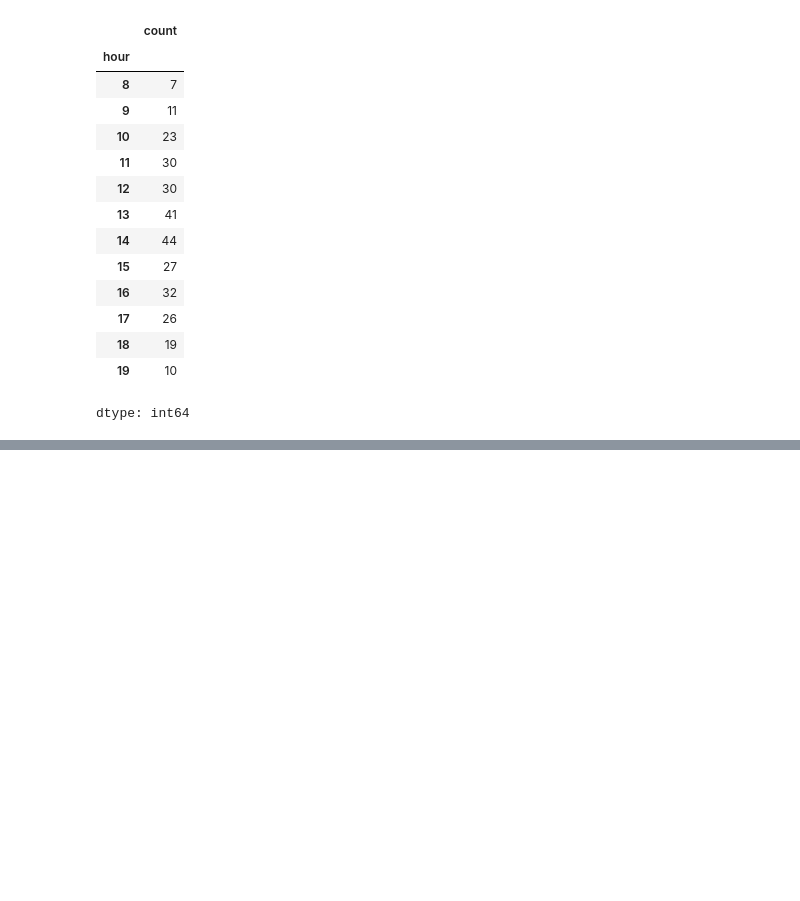
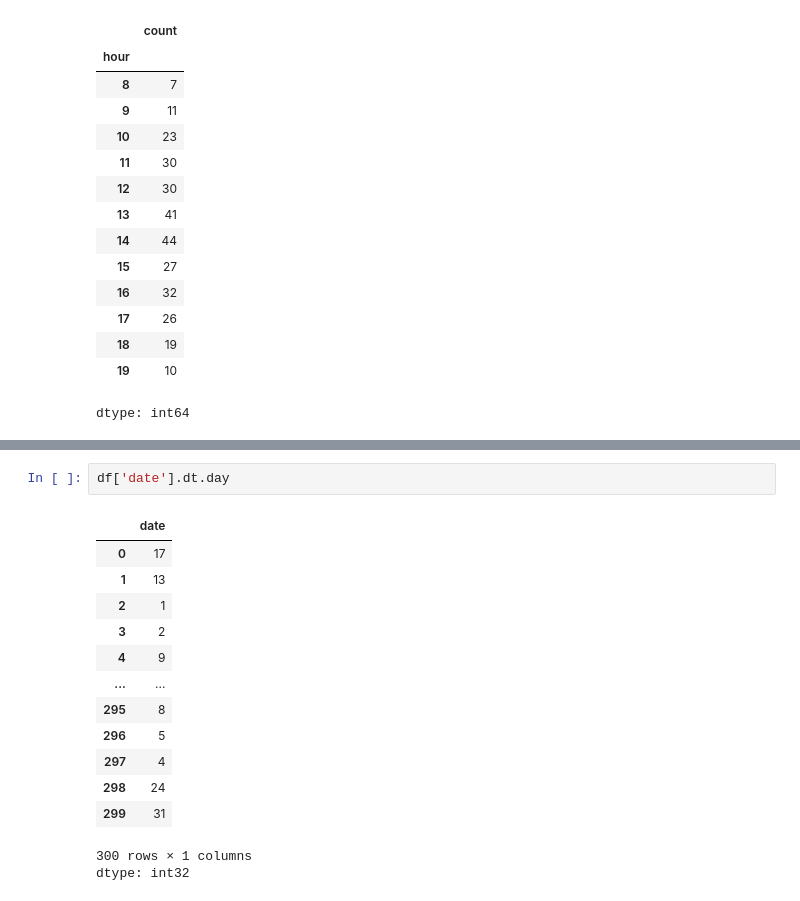
Before and after one commit to zzzer0-wav/myDTA_2026, a Jupyter notebook: projects_analysis/project_sales_analysis.ipynb, the cells around one changed output, grey strips where cells are left out. Drawn from its saved outputs; the diff is of its cells as text; blank space fills up the shorter version.

```diff
--- a/projects_analysis/project_sales_analysis.ipynb
+++ b/projects_analysis/project_sales_analysis.ipynb
@@ -458,0 +455,17 @@ Timestamp('2024-03-02 00:00:00')
+# %%
+df['date'].dt.day
+# %% [output]
+|  | date |
+| 0 | 17 |
+| 1 | 13 |
+| 2 | 1 |
+| 3 | 2 |
+| 4 | 9 |
+| ... | ... |
+| 295 | 8 |
+| 296 | 5 |
+| 297 | 4 |
+| 298 | 24 |
+| 299 | 31 |
+300 rows × 1 columns
+dtype: int32
```
Also changed, not shown: parts of 4 cells of this notebook.
